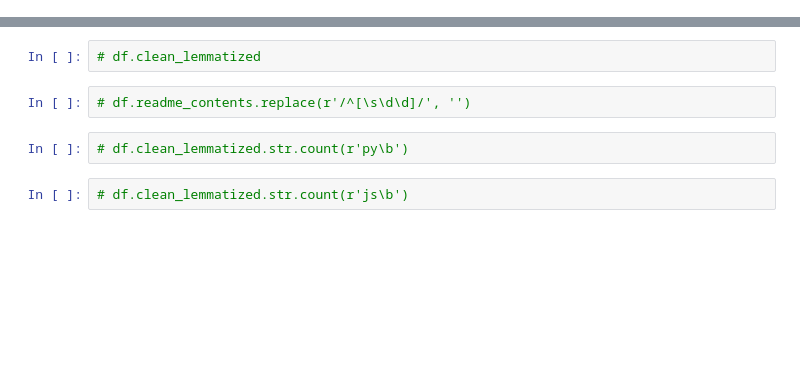
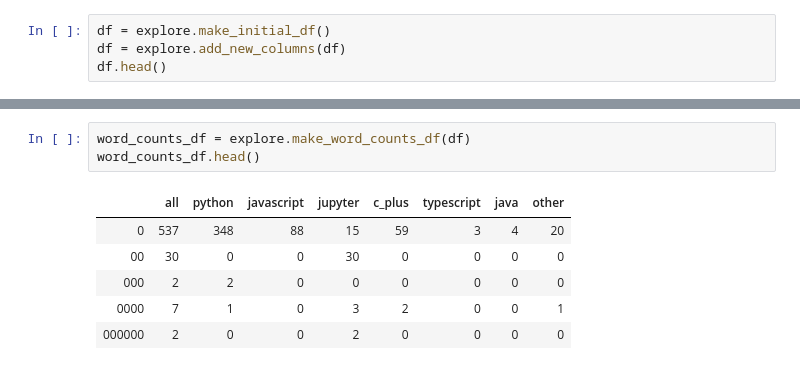
Before and after one commit to nlp-JB/predicting-using-nlp, a Jupyter notebook: jada_nlp_explore.ipynb, the cells around one changed output, grey strips where cells are left out. Drawn from its saved outputs; the diff is of its cells as text; blank space fills up the shorter version.

```diff
--- a/jada_nlp_explore.ipynb
+++ b/jada_nlp_explore.ipynb
@@ -43,0 +22,4 @@ df = j_prep.prep_readme_data(df)
+# %%
+df = explore.make_initial_df()
+df = explore.add_new_columns(df)
+df.head()
@@ -64,8 +37,10 @@ df
-# %%
-# df.clean_lemmatized
-# %%
-# df.readme_contents.replace(r'/^[\s\d\d]/', '')
-# %%
-# df.clean_lemmatized.str.count(r'py\b')
-# %%
-# df.clean_lemmatized.str.count(r'js\b')
+# %%
+word_counts_df = explore.make_word_counts_df(df)
+word_counts_df.head()
+# %% [output]
+|  | all | python | javascript | jupyter | c_plus | typescript | java | other |
+| 0 | 537 | 348 | 88 | 15 | 59 | 3 | 4 | 20 |
+| 00 | 30 | 0 | 0 | 30 | 0 | 0 | 0 | 0 |
+| 000 | 2 | 2 | 0 | 0 | 0 | 0 | 0 | 0 |
+| 0000 | 7 | 1 | 0 | 3 | 2 | 0 | 0 | 1 |
+| 000000 | 2 | 0 | 0 | 2 | 0 | 0 | 0 | 0 |
```
Also changed, not shown: parts of 26 cells of this notebook, 4 other files.
